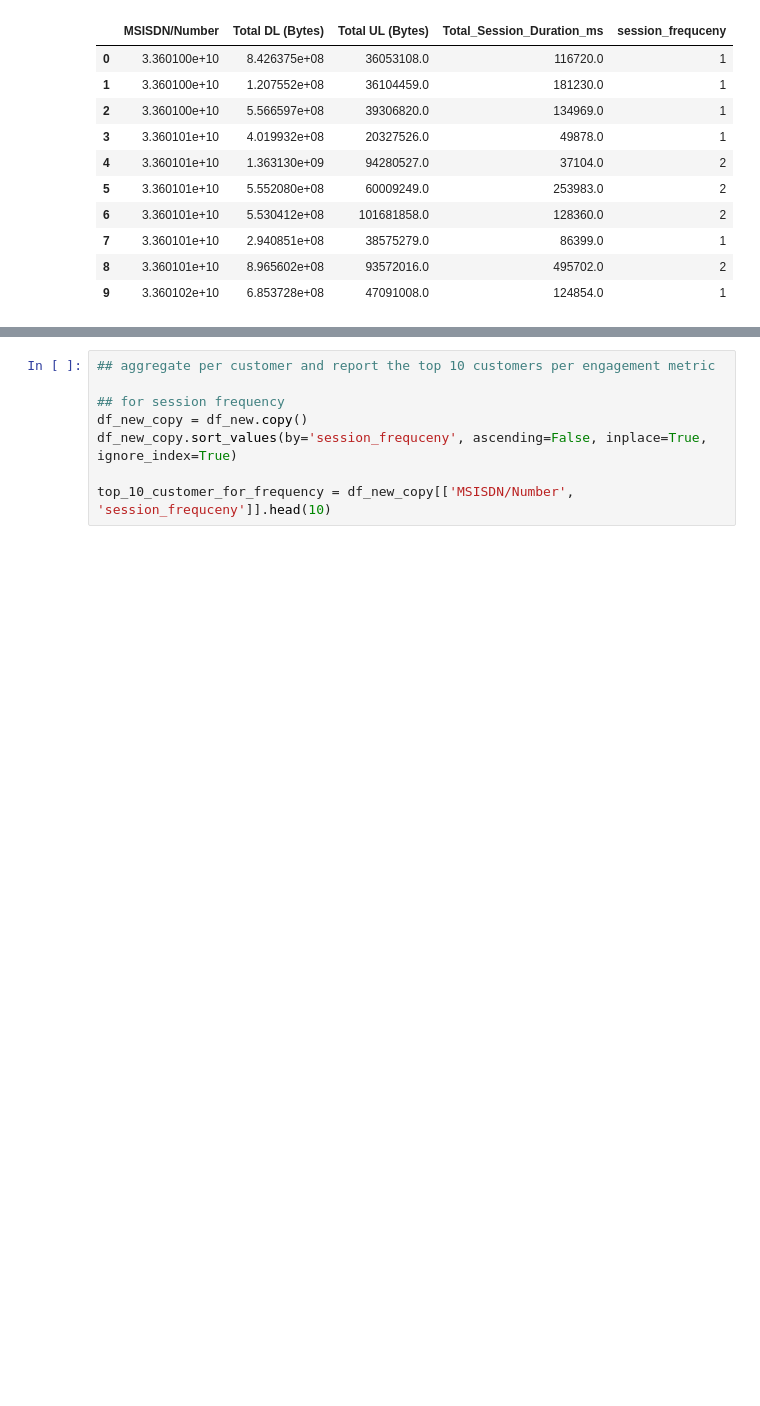
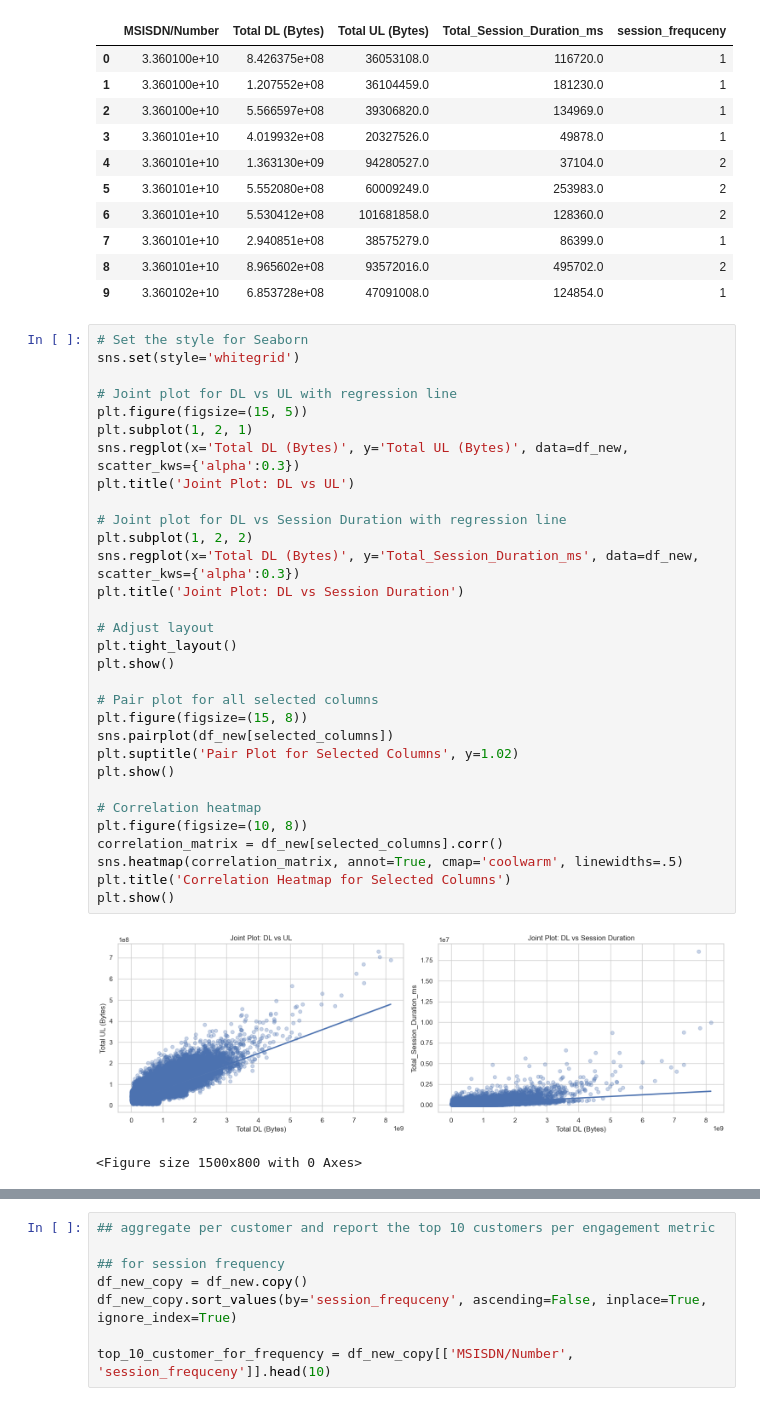
Before and after one commit to Azizadx/user_analytics_in_the_telecommunication, a Jupyter notebook: notebooks/user_engagement_analysis/user_engagement_analysis.ipynb, the cells around one changed output, grey strips where cells are left out. Drawn from its saved outputs; the diff is of its cells as text; blank space fills up the shorter version.

```diff
--- a/notebooks/user_engagement_analysis/user_engagement_analysis.ipynb
+++ b/notebooks/user_engagement_analysis/user_engagement_analysis.ipynb
@@ -107,3 +107,37 @@ df_new.head(10)
 | 7 | 3.360101e+10 | 2.940851e+08 | 38575279.0 | 86399.0 | 1 |
 | 8 | 3.360101e+10 | 8.965602e+08 | 93572016.0 | 495702.0 | 2 |
 | 9 | 3.360102e+10 | 6.853728e+08 | 47091008.0 | 124854.0 | 1 |
+# %%
+# Set the style for Seaborn
+sns.set(style='whitegrid')
+
+# Joint plot for DL vs UL with regression line
+plt.figure(figsize=(15, 5))
+plt.subplot(1, 2, 1)
+sns.regplot(x='Total DL (Bytes)', y='Total UL (Bytes)', data=df_new, scatter_kws={'alpha':0.3})
+plt.title('Joint Plot: DL vs UL')
+
+# Joint plot for DL vs Session Duration with regression line
+plt.subplot(1, 2, 2)
+sns.regplot(x='Total DL (Bytes)', y='Total_Session_Duration_ms', data=df_new, scatter_kws={'alpha':0.3})
+plt.title('Joint Plot: DL vs Session Duration')
+
+# Adjust layout
+plt.tight_layout()
+plt.show()
+
+# Pair plot for all selected columns
+plt.figure(figsize=(15, 8))
+sns.pairplot(df_new[selected_columns])
+plt.suptitle('Pair Plot for Selected Columns', y=1.02)
+plt.show()
+
+# Correlation heatmap
+plt.figure(figsize=(10, 8))
+correlation_matrix = df_new[selected_columns].corr()
+sns.heatmap(correlation_matrix, annot=True, cmap='coolwarm', linewidths=.5)
+plt.title('Correlation Heatmap for Selected Columns')
+plt.show()
+# %% [output]
+[figure, added]
+<Figure size 1500x800 with 0 Axes>
```
Also changed, not shown: parts of 9 cells of this notebook.
